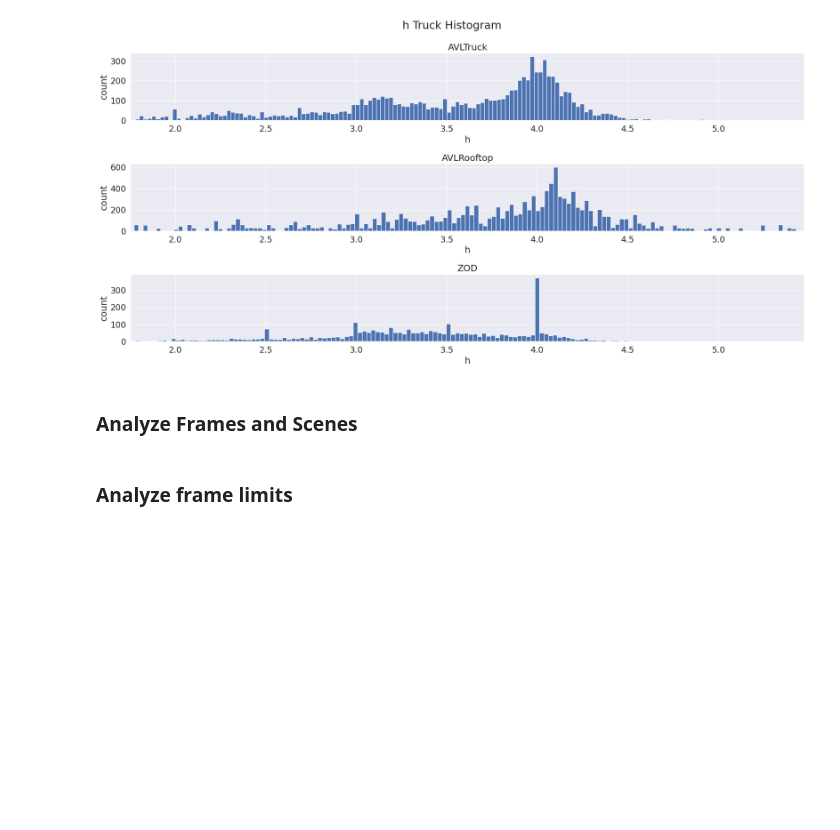
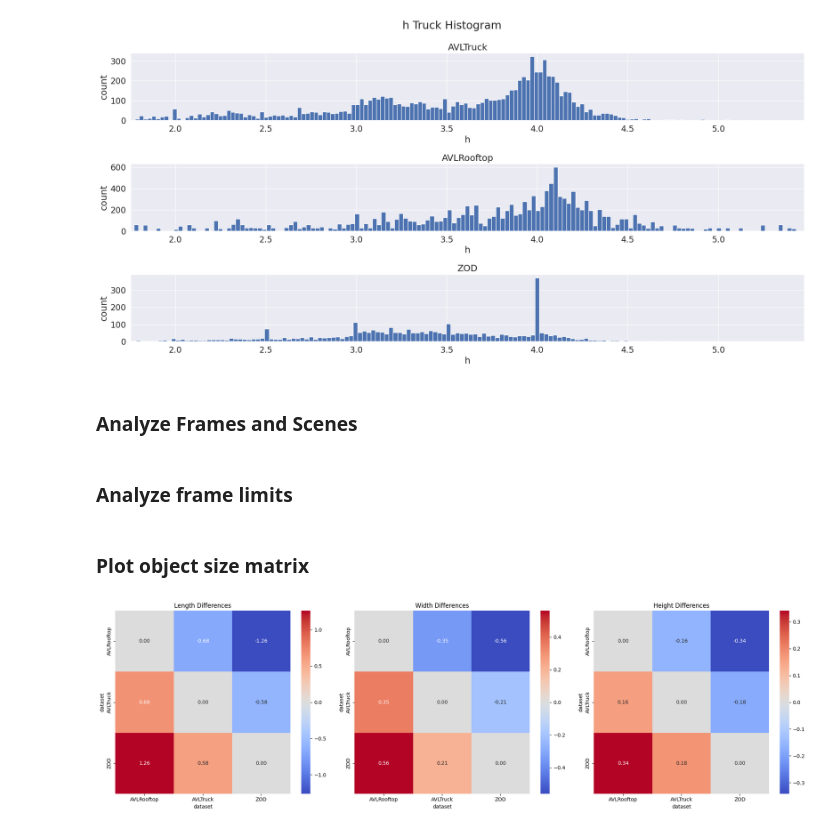
Before and after one commit to griesbchr/3DTrans, a Jupyter notebook: tools/misc/view_dbinfo.ipynb, the cells around one changed output. Saved outputs shown, nothing was run; the diff lists cells and outputs as text; code cells hidden in the pictures; blank space fills up the shorter version.

Commit message:
fix no_eval argument added plot for dataset object size statistics

```diff
--- a/tools/misc/view_dbinfo.ipynb
+++ b/tools/misc/view_dbinfo.ipynb
@@ -562,3 +562,46 @@ df_limit = df[(df['x'] > x_min) & (df['x'] < x_max) & (df['y'] > y_min) & (df['y
 #calculate the number of instances per frame
 print("Number of instances per frame:")
 print(df_limit['frame_idx'].value_counts())
+# %% [markdown]
+### Plot object size matrix
+# %%
+# Calculate the mean values of l, w, h for each dataset
+mean_dims = df.groupby('dataset')['l', 'w', 'h'].mean()
+
+# Create empty dictionaries to store the difference matrices
+l_diff_matrix = pd.DataFrame(index=mean_dims.index, columns=mean_dims.index)
+w_diff_matrix = pd.DataFrame(index=mean_dims.index, columns=mean_dims.index)
+h_diff_matrix = pd.DataFrame(index=mean_dims.index, columns=mean_dims.index)
+
+# Calculate the differences for l, w, h and store them in the respective matrices
+for dataset_i in mean_dims.index:
+    for dataset_j in mean_dims.index:
+        l_diff_matrix.at[dataset_i, dataset_j] = mean_dims.loc[dataset_j, 'l'] - mean_dims.loc[dataset_i, 'l']
+        w_diff_matrix.at[dataset_i, dataset_j] = mean_dims.loc[dataset_j, 'w'] - mean_dims.loc[dataset_i, 'w']
+        h_diff_matrix.at[dataset_i, dataset_j] = mean_dims.loc[dataset_j, 'h'] - mean_dims.loc[dataset_i, 'h']
+
+# Fill diagonal with zeros for better visualization since the difference with oneself is zero
+import numpy as np
+
+for matrix in [l_diff_matrix, w_diff_matrix, h_diff_matrix]:
+    np.fill_diagonal(matrix.values, 0)
+
+# Plot the difference matrices
+diff_matrices = {'Length Differences': l_diff_matrix, 'Width Differences': w_diff_matrix, 'Height Differences': h_diff_matrix}
+
+# Create a figure with three subplots side by side
+fig, axes = plt.subplots(nrows=1, ncols=3, figsize=(20, 6))
+
+# Titles for the heatmaps
+titles = ['Length Differences', 'Width Differences', 'Height Differences']
+
+# Plot each difference matrix in a subplot
+for ax, (title, matrix) in zip(axes, diff_matrices.items()):
+    sns.heatmap(matrix.astype(float), annot=True, fmt=".2f", cmap="coolwarm", ax=ax)
+    ax.set_title(title)
+
+# Display the figure with the heatmaps side by side
+plt.tight_layout()  # Adjust layout to fit everything without overlapping
+plt.show()
+# %% [output]
+[figure, added]
```
Also changed, not shown: parts of 3 cells of this notebook, 5 other files.
